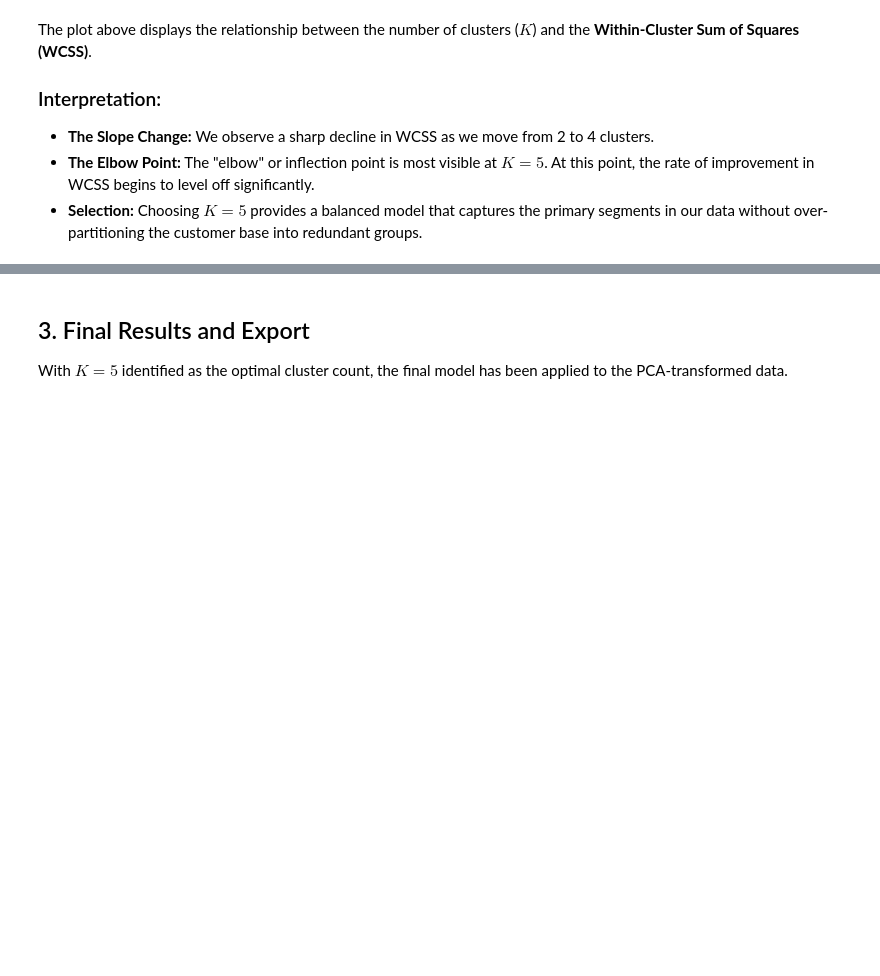
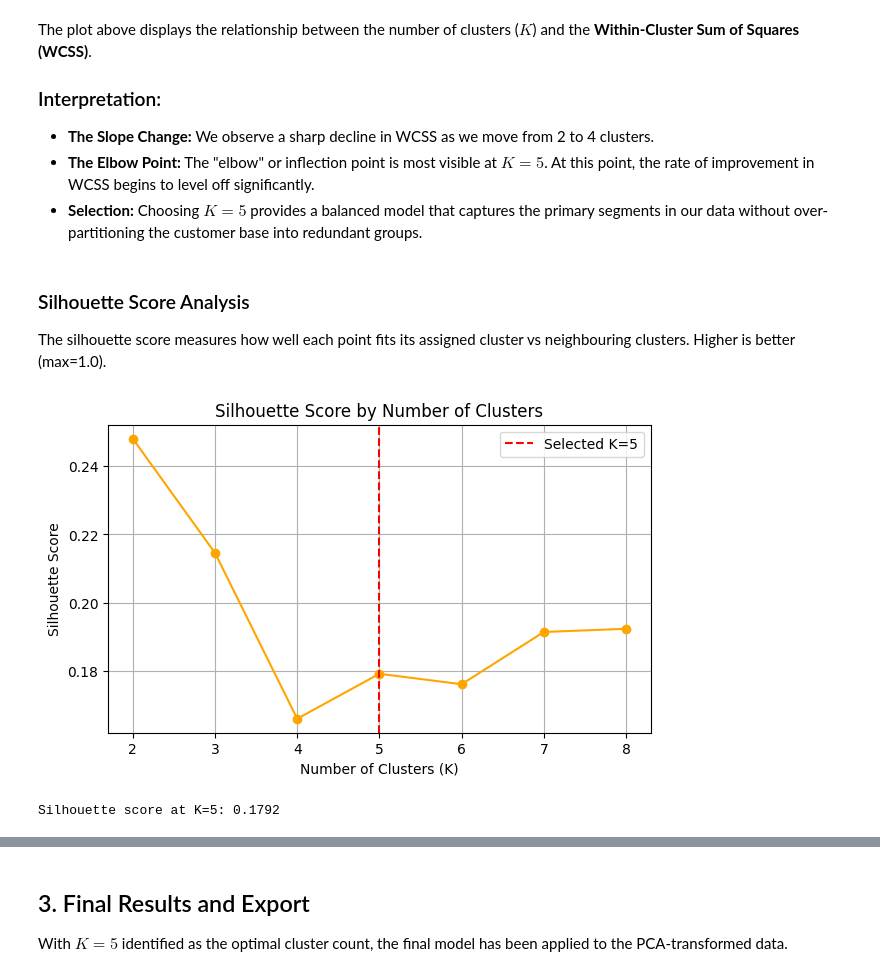
Before and after one commit to Qu1te-a-nice-guy/ML2-final-project, a Jupyter notebook: ml2 final project/Course Assignment - Customer Segmentation-20260515/segmentation.ipynb, the cells around one changed output, grey strips where cells are left out. Cells and saved outputs as stored; diff of their text form; code cells hidden in the pictures; blank space fills up the shorter version.

```diff
--- a/ml2 final project/Course Assignment - Customer Segmentation-20260515/segmentation.ipynb
+++ b/ml2 final project/Course Assignment - Customer Segmentation-20260515/segmentation.ipynb
@@ -67,3 +67,21 @@ The plot above displays the relationship between the number of clusters ($K$) an
 * **The Slope Change:** We observe a sharp decline in WCSS as we move from 2 to 4 clusters.
 * **The Elbow Point:** The "elbow" or inflection point is most visible at **$K = 5$**. At this point, the rate of improvement in WCSS begins to level off significantly.
 * **Selection:** Choosing $K = 5$ provides a balanced model that captures the primary segments in our data without over-partitioning the customer base into redundant groups.
+# %% [markdown]
+### Silhouette Score Analysis
+The silhouette score measures how well each point fits its assigned cluster vs neighbouring clusters. Higher is better (max=1.0).
+# %%
+plt.figure(figsize=(7, 4))
+plt.plot(k_range, silhouette, 'o-', color='orange')
+plt.title('Silhouette Score by Number of Clusters')
+plt.xlabel('Number of Clusters (K)')
+plt.ylabel('Silhouette Score')
+plt.axvline(x=5, color='red', linestyle='--', label='Selected K=5')
+plt.legend()
+plt.grid(True)
+plt.show()
+
+print(f"Silhouette score at K=5: {silhouette[k_range.index(5) if hasattr(k_range, 'index') else list(k_range).index(5)]:.4f}")
+# %% [output]
+[figure, added]
+Silhouette score at K=5: 0.1792
```
Also changed, not shown: parts of 14 cells of this notebook.
